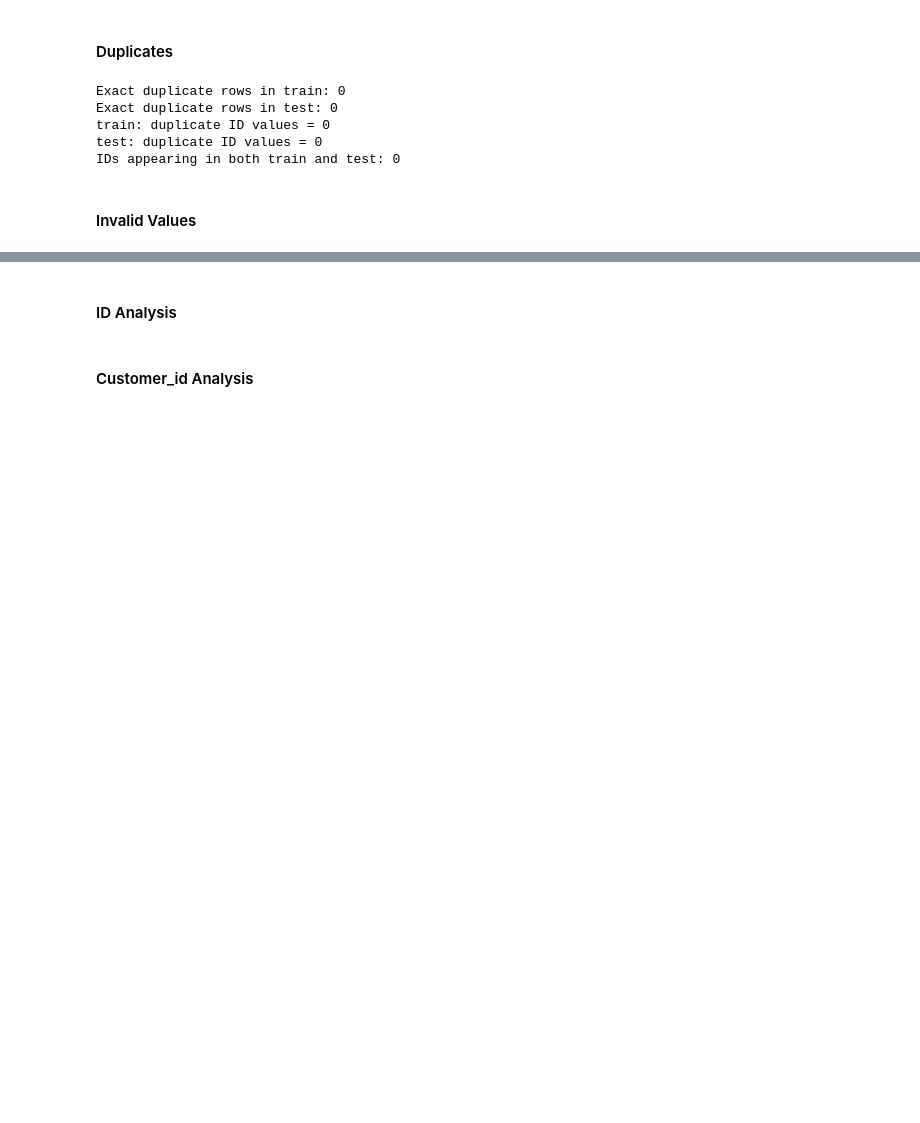
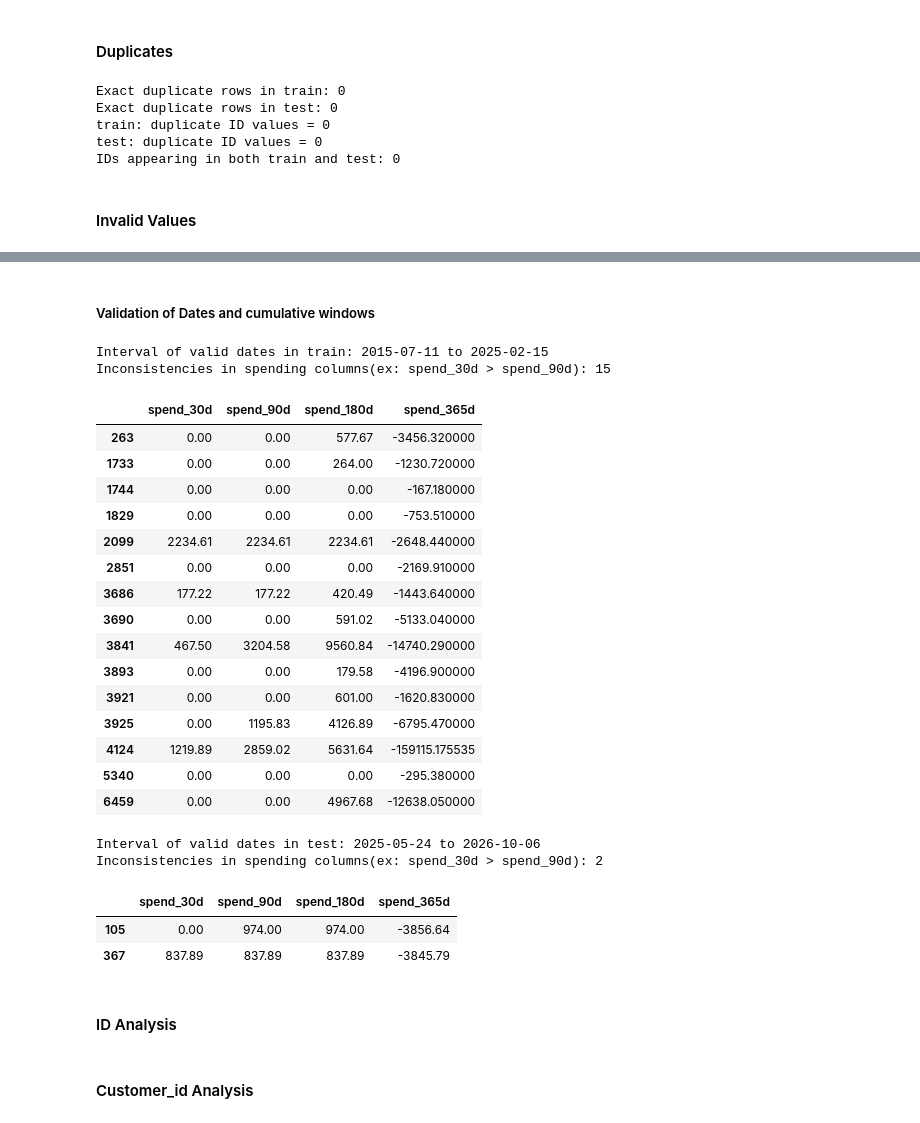
Before and after one commit to luisrafaelsoeiro/ETAI_Project, a Jupyter notebook: exploration.ipynb, the cells around one changed output, grey strips where cells are left out. Cells and saved outputs as stored; diff of their text form; code cells hidden in the pictures; blank space fills up the shorter version.

```diff
--- a/exploration.ipynb
+++ b/exploration.ipynb
@@ -273,3 +398,50 @@ IDs appearing in both train and test: 0
+# %% [markdown]
+##### Validation of Dates and cumulative windows
+# %%
+for name, df in [("train", train), ("test", test)]:
+    valid_dates = pd.to_datetime(df['purchase_date'].dropna())
+    print(f"Interval of valid dates in {name}: {valid_dates.min().strftime('%Y-%m-%d')} to {valid_dates.max().strftime('%Y-%m-%d')}")
+
+    spend_violations_mask = (
+        (df['spend_30d'] > df['spend_90d']) | (df['spend_90d'] > df['spend_180d']) | (df['spend_180d'] > df['spend_365d'])
+    )
+    spend_violations_count = spend_violations_mask.sum()
+    print(f"Inconsistencies in spending columns(ex: spend_30d > spend_90d): {spend_violations_count}")
+
+    if spend_violations_count > 0:
+        cols_spend = ['spend_30d', 'spend_90d', 'spend_180d', 'spend_365d']
+        display(df.loc[spend_violations_mask, cols_spend].head(20))
+
+    count_violations_mask = (
+        (df['purchase_count_30d'] > df['purchase_count_90d']) | (df['purchase_count_90d'] > df['purchase_count_180d']) | (df['purchase_count_180d'] > df['purchase_count_365d'])
+    )
+    count_violations_count = count_violations_mask.sum()
+    if count_violations_count > 0:
+        print(f"Inconsistencies in purchase count columns(ex: purchase_count_30d > purchase_count_90d): {count_violations_count}")
+# %% [output]
+Interval of valid dates in train: 2015-07-11 to 2025-02-15
+Inconsistencies in spending columns(ex: spend_30d > spend_90d): 15
+|  | spend_30d | spend_90d | spend_180d | spend_365d |
+| 263 | 0.00 | 0.00 | 577.67 | -3456.320000 |
+| 1733 | 0.00 | 0.00 | 264.00 | -1230.720000 |
+| 1744 | 0.00 | 0.00 | 0.00 | -167.180000 |
+| 1829 | 0.00 | 0.00 | 0.00 | -753.510000 |
+| 2099 | 2234.61 | 2234.61 | 2234.61 | -2648.440000 |
+| 2851 | 0.00 | 0.00 | 0.00 | -2169.910000 |
+| 3686 | 177.22 | 177.22 | 420.49 | -1443.640000 |
+| 3690 | 0.00 | 0.00 | 591.02 | -5133.040000 |
+| 3841 | 467.50 | 3204.58 | 9560.84 | -14740.290000 |
+| 3893 | 0.00 | 0.00 | 179.58 | -4196.900000 |
+| 3921 | 0.00 | 0.00 | 601.00 | -1620.830000 |
+| 3925 | 0.00 | 1195.83 | 4126.89 | -6795.470000 |
+| 4124 | 1219.89 | 2859.02 | 5631.64 | -159115.175535 |
+| 5340 | 0.00 | 0.00 | 0.00 | -295.380000 |
+| 6459 | 0.00 | 0.00 | 4967.68 | -12638.050000 |
+Interval of valid dates in test: 2025-05-24 to 2026-10-06
+Inconsistencies in spending columns(ex: spend_30d > spend_90d): 2
+|  | spend_30d | spend_90d | spend_180d | spend_365d |
+| 105 | 0.00 | 974.00 | 974.00 | -3856.64 |
+| 367 | 837.89 | 837.89 | 837.89 | -3845.79 |
 # %% [markdown]
 #### ID Analysis
 # %% [markdown]
```
Also changed, not shown: parts of 7 cells of this notebook.
